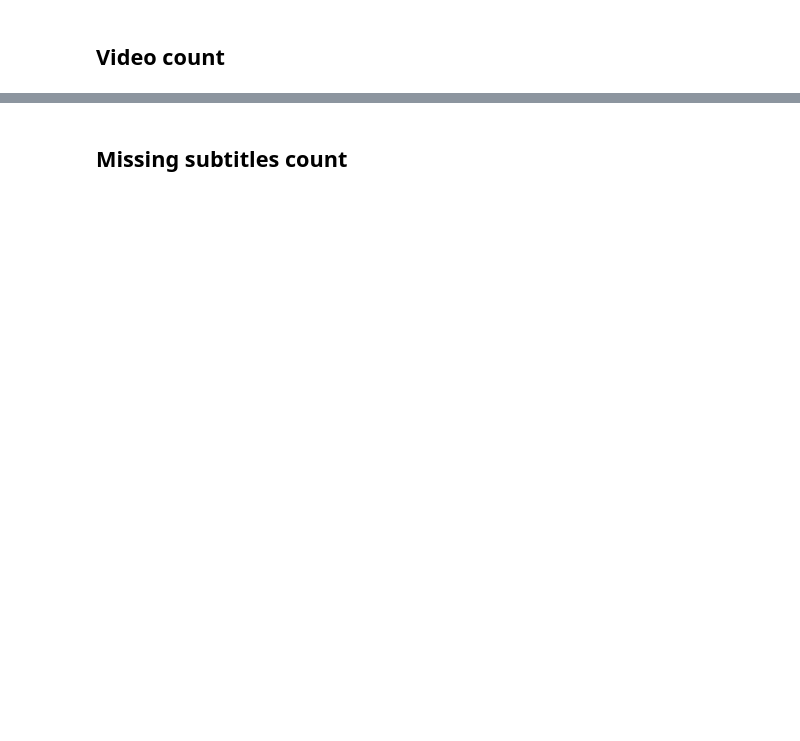
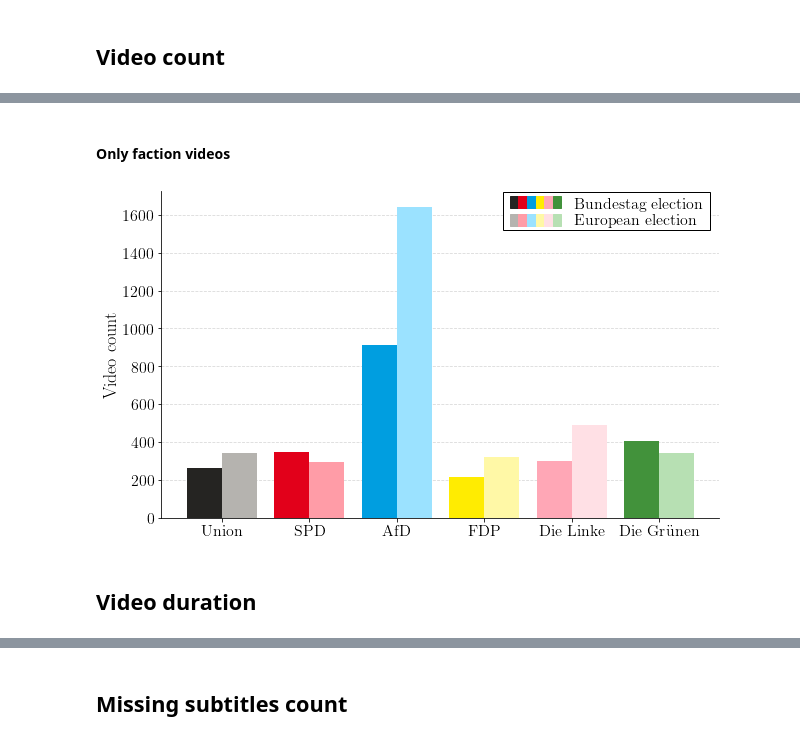
Before and after one commit to mightymicha/caption-party, a Jupyter notebook: analysis/YT-Metadata-Analysis.ipynb, the cells around one changed output, grey strips where cells are left out. Cells and saved outputs as stored; diff of their text form; code cells hidden in the pictures; blank space fills up the shorter version.

```diff
--- a/analysis/YT-Metadata-Analysis.ipynb
+++ b/analysis/YT-Metadata-Analysis.ipynb
@@ -142,0 +268,12 @@ plt.savefig('outputs/yt-party-videos.pdf', bbox_inches = 'tight', pad_inches = 0
+# %% [markdown]
+#### Only faction videos
+# %%
+bt_video_count = bt_corpus[bt_corpus.faction].groupby('party')['title'].count()
+eu_video_count = eu_corpus[eu_corpus.faction].groupby('party')['title'].count()
+
+fig = compare_fig(bt_video_count, eu_video_count, 'Video count')
+plt.savefig('outputs/yt-party-faction-video-count.pdf', bbox_inches = 'tight', pad_inches = 0)
+# %% [output]
+[figure, added]
+# %% [markdown]
+## Video duration
```
Also changed, not shown: parts of 35 cells of this notebook, 20 other files.
